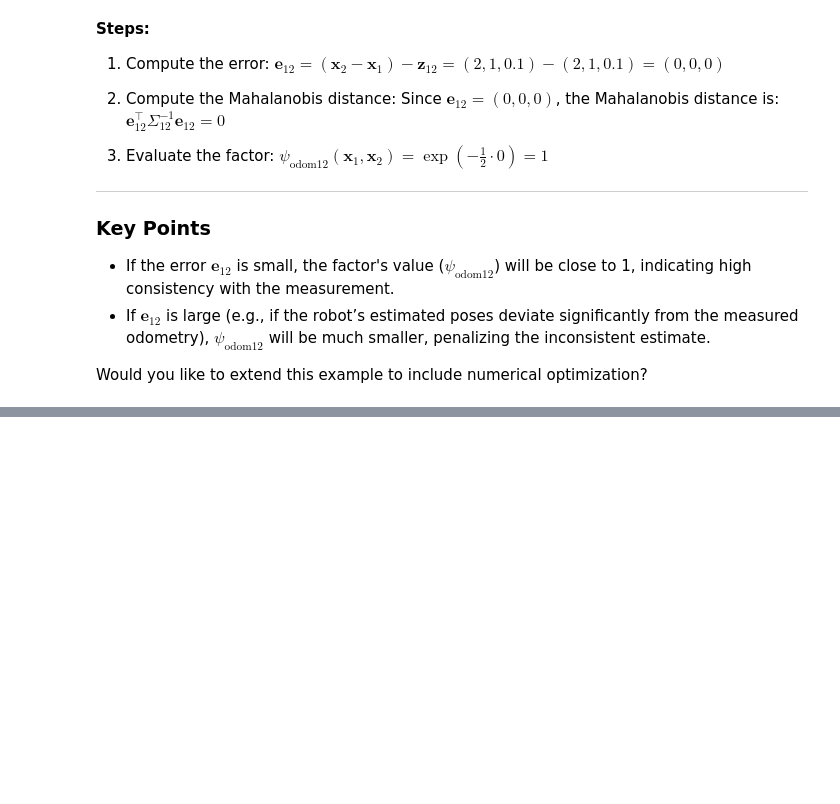
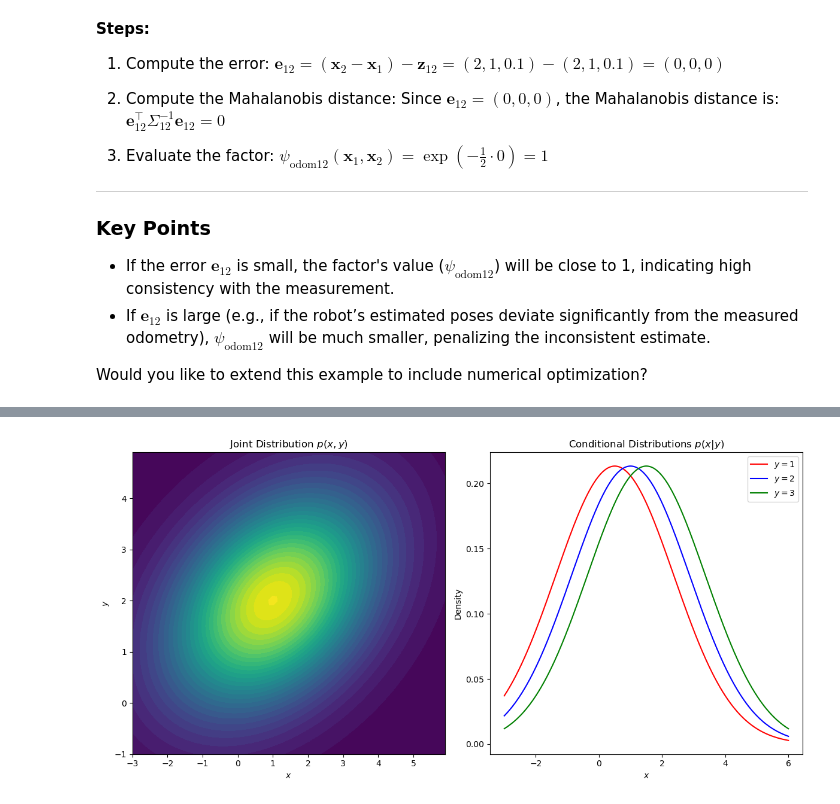
Before and after one commit to behnamasadi/PythonTutorial, a Jupyter notebook: probabilistic_graphical_modeling/factor_graph.ipynb, the cells around one changed output, grey strips where cells are left out. Saved outputs shown, nothing was run; the diff lists cells and outputs as text; code cells hidden in the pictures; blank space fills up the shorter version.

```diff
--- a/probabilistic_graphical_modeling/factor_graph.ipynb
+++ b/probabilistic_graphical_modeling/factor_graph.ipynb
@@ -1032,0 +1237,60 @@ Would you like to extend this example to include numerical optimization?
+# %%
+import numpy as np
+import matplotlib.pyplot as plt
+from scipy.stats import multivariate_normal
+
+# Define the parameters of the joint Gaussian distribution
+mu_x = 1
+mu_y = 2
+Sigma = np.array([[4, 1], [1, 2]])
+
+# Conditional distribution parameters for p(x | y)
+def conditional_params(y, mu_x, mu_y, Sigma):
+    Sigma_xx = Sigma[0, 0]
+    Sigma_yy = Sigma[1, 1]
+    Sigma_xy = Sigma[0, 1]
+
+    mu_x_given_y = mu_x + Sigma_xy / Sigma_yy * (y - mu_y)
+    Sigma_x_given_y = Sigma_xx - Sigma_xy**2 / Sigma_yy
+
+    return mu_x_given_y, Sigma_x_given_y
+
+# Generate grid points for the joint distribution
+x, y = np.mgrid[-3:6:.1, -1:5:.1]
+pos = np.dstack((x, y))
+joint_mean = [mu_x, mu_y]
+joint_cov = Sigma
+joint_pdf = multivariate_normal(joint_mean, joint_cov).pdf(pos)
+
+# Plot joint distribution
+plt.figure(figsize=(12, 6))
+
+# Joint distribution
+plt.subplot(1, 2, 1)
+plt.contourf(x, y, joint_pdf, levels=30, cmap="viridis")
+plt.title("Joint Distribution $p(x, y)$")
+plt.xlabel("$x$")
+plt.ylabel("$y$")
+
+# Conditional distributions for p(x | y)
+y_values = [1, 2, 3]  # Different y values for conditioning
+colors = ["red", "blue", "green"]
+x_vals = np.linspace(-3, 6, 500)
+
+for i, y_value in enumerate(y_values):
+    mu_cond, sigma_cond = conditional_params(y_value, mu_x, mu_y, Sigma)
+    cond_pdf = multivariate_normal(mu_cond, sigma_cond).pdf(x_vals)
+    plt.subplot(1, 2, 2)
+    plt.plot(x_vals, cond_pdf, label=f"$y = {y_value}$", color=colors[i])
+
+# Plot conditional distribution
+plt.subplot(1, 2, 2)
+plt.title("Conditional Distributions $p(x | y)$")
+plt.xlabel("$x$")
+plt.ylabel("Density")
+plt.legend()
+
+plt.tight_layout()
+plt.show()
+# %% [output]
+[figure, added]
```
Also changed, not shown: parts of 5 cells of this notebook.
